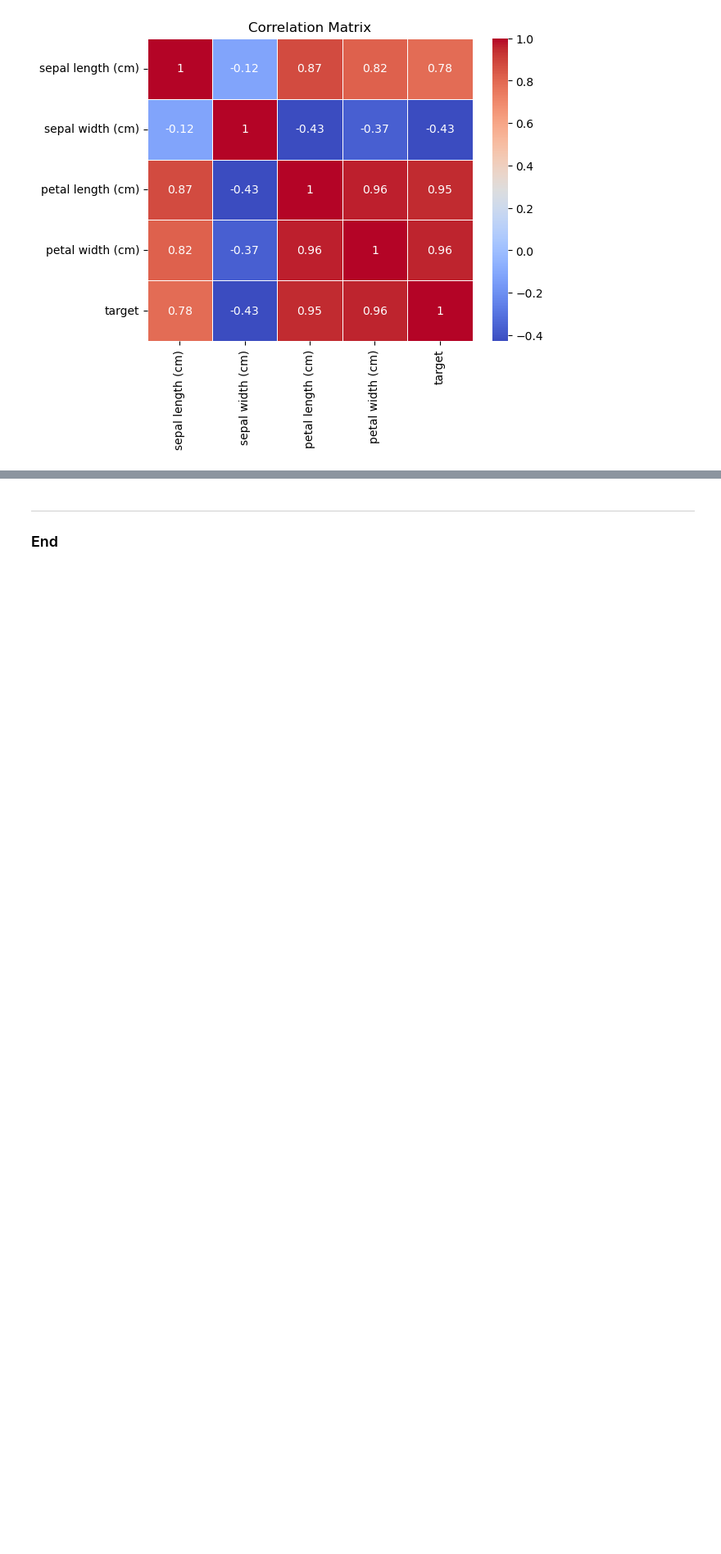
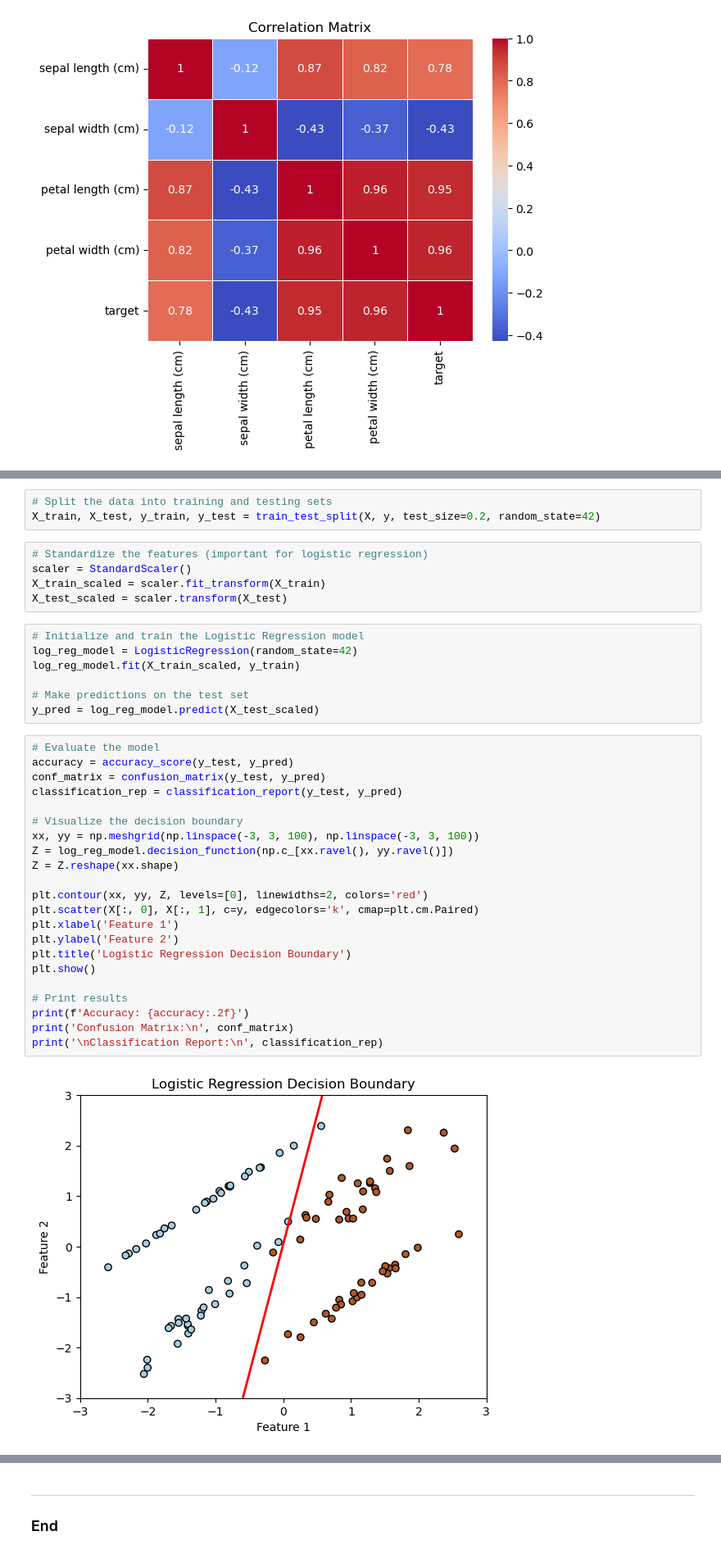
Before and after one commit to mcgarrya28/machinelearning, a Jupyter notebook: project.ipynb, the cells around one changed output, grey strips where cells are left out. Shown at 82% size. Saved outputs shown, nothing was run; the diff lists cells and outputs as text; blank space fills up the shorter version.

```diff
--- a/project.ipynb
+++ b/project.ipynb
@@ -64,0 +234,39 @@ plt.show()
+# %%
+# Split the data into training and testing sets
+X_train, X_test, y_train, y_test = train_test_split(X, y, test_size=0.2, random_state=42)
+# %%
+# Standardize the features (important for logistic regression)
+scaler = StandardScaler()
+X_train_scaled = scaler.fit_transform(X_train)
+X_test_scaled = scaler.transform(X_test)
+# %%
+# Initialize and train the Logistic Regression model
+log_reg_model = LogisticRegression(random_state=42)
+log_reg_model.fit(X_train_scaled, y_train)
+
+# Make predictions on the test set
+y_pred = log_reg_model.predict(X_test_scaled)
+# %%
+# Evaluate the model
+accuracy = accuracy_score(y_test, y_pred)
+conf_matrix = confusion_matrix(y_test, y_pred)
+classification_rep = classification_report(y_test, y_pred)
+
+# Visualize the decision boundary
+xx, yy = np.meshgrid(np.linspace(-3, 3, 100), np.linspace(-3, 3, 100))
+Z = log_reg_model.decision_function(np.c_[xx.ravel(), yy.ravel()])
+Z = Z.reshape(xx.shape)
+
+plt.contour(xx, yy, Z, levels=[0], linewidths=2, colors='red')
+plt.scatter(X[:, 0], X[:, 1], c=y, edgecolors='k', cmap=plt.cm.Paired)
+plt.xlabel('Feature 1')
+plt.ylabel('Feature 2')
+plt.title('Logistic Regression Decision Boundary')
+plt.show()
+
+# Print results
+print(f'Accuracy: {accuracy:.2f}')
+print('Confusion Matrix:\n', conf_matrix)
+print('\nClassification Report:\n', classification_rep)
+# %% [output]
+[figure, added]
```
Also changed, not shown: parts of 14 cells of this notebook, 1 other file.
